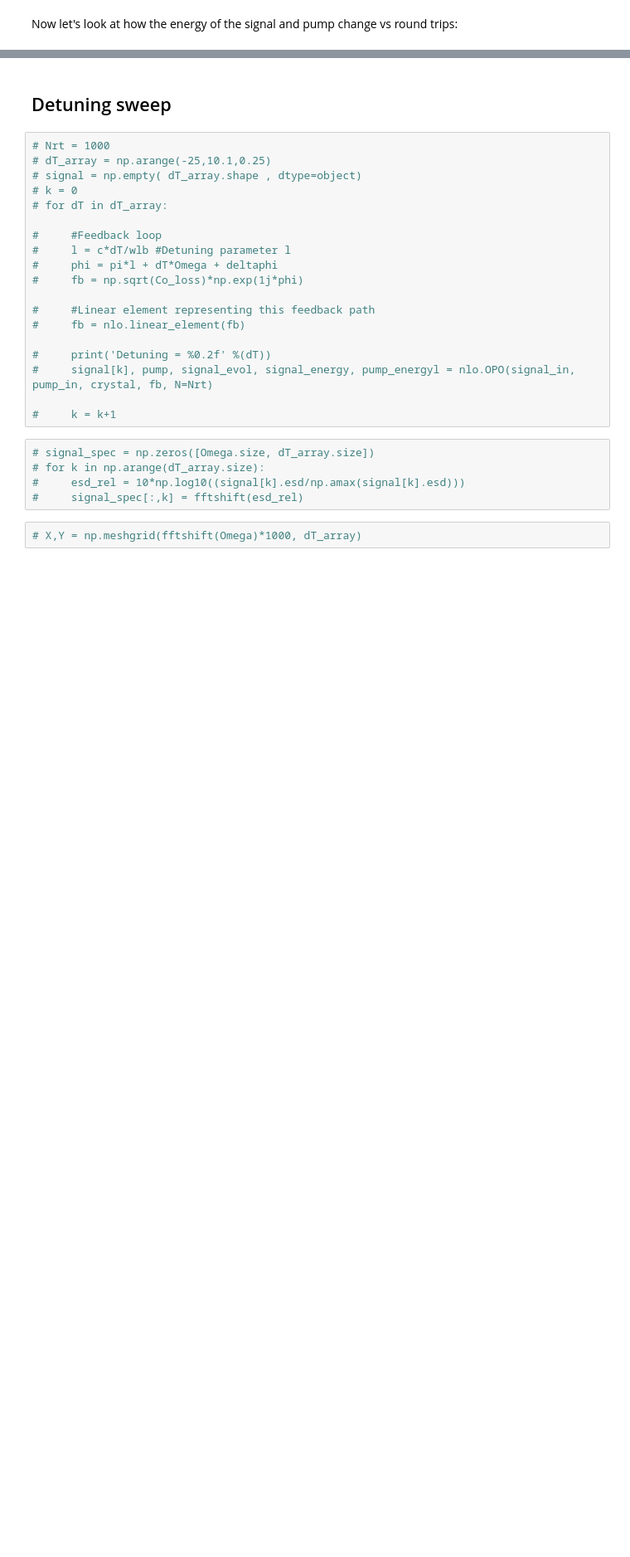
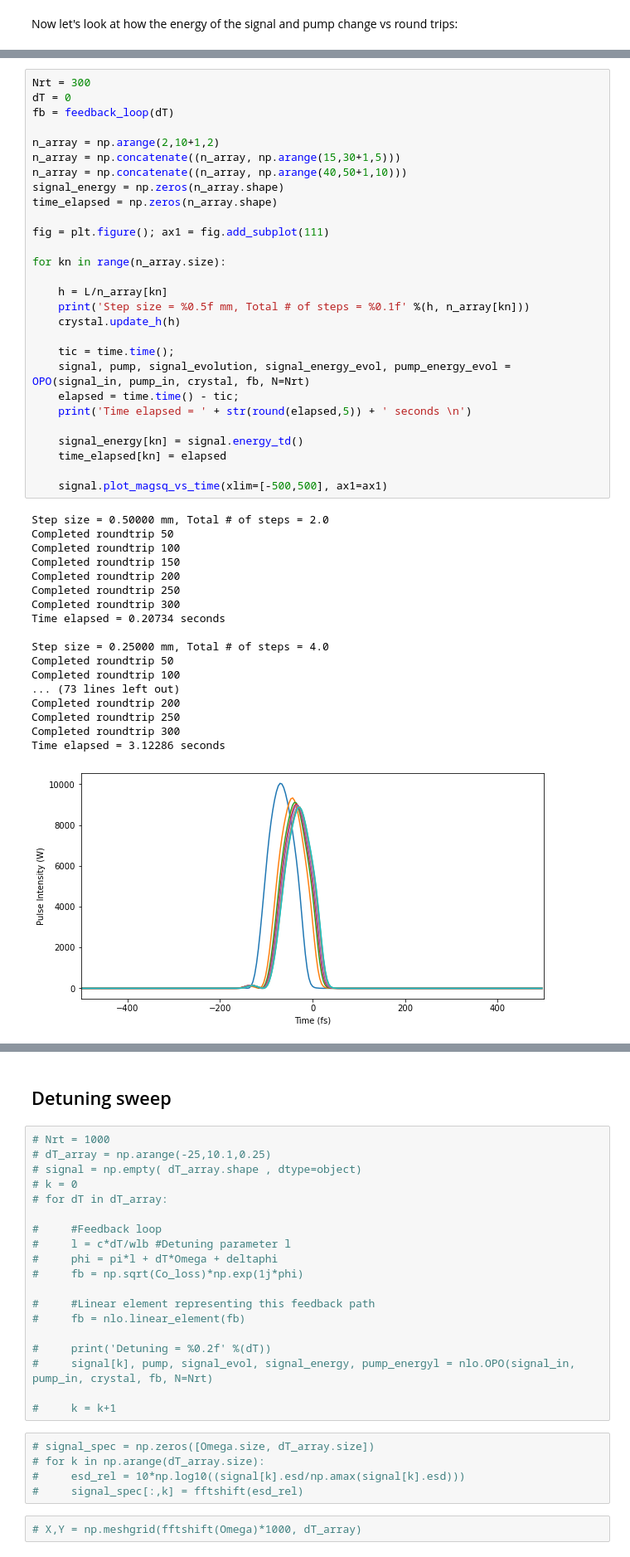
Before and after one commit to ledezmaluism/snow, a Jupyter notebook: Notebooks/Nonlinear_pulse_Marc_2.ipynb, the cells around one changed output, grey strips where cells are left out. Shown at 83% size. Cells and saved outputs as stored; diff of their text form; blank space fills up the shorter version.

```diff
--- a/Notebooks/Nonlinear_pulse_Marc_2.ipynb
+++ b/Notebooks/Nonlinear_pulse_Marc_2.ipynb
@@ -218,0 +248,47 @@ plt.plot(np.arange(Nrt), pump_energy_evol)
+# %%
+Nrt = 300
+dT = 0
+fb = feedback_loop(dT)
+
+n_array = np.arange(2,10+1,2)
+n_array = np.concatenate((n_array, np.arange(15,30+1,5)))
+n_array = np.concatenate((n_array, np.arange(40,50+1,10)))
+signal_energy = np.zeros(n_array.shape)
+time_elapsed = np.zeros(n_array.shape)
+
+fig = plt.figure(); ax1 = fig.add_subplot(111)
+
+for kn in range(n_array.size):
+
+    h = L/n_array[kn]
+    print('Step size = %0.5f mm, Total # of steps = %0.1f' %(h, n_array[kn]))
+    crystal.update_h(h)
+
+    tic = time.time();
+    signal, pump, signal_evolution, signal_energy_evol, pump_energy_evol = OPO(signal_in, pump_in, crystal, fb, N=Nrt)
+    elapsed = time.time() - tic;
+    print('Time elapsed = ' + str(round(elapsed,5)) + ' seconds \n')
+
+    signal_energy[kn] = signal.energy_td()
+    time_elapsed[kn] = elapsed
+
+    signal.plot_magsq_vs_time(xlim=[-500,500], ax1=ax1)
+# %% [output]
+Step size = 0.50000 mm, Total # of steps = 2.0
+Completed roundtrip 50
+Completed roundtrip 100
+Completed roundtrip 150
+Completed roundtrip 200
+Completed roundtrip 250
+Completed roundtrip 300
+Time elapsed = 0.20734 seconds
+
+Step size = 0.25000 mm, Total # of steps = 4.0
+Completed roundtrip 50
+Completed roundtrip 100
+... (73 lines left out)
+Completed roundtrip 200
+Completed roundtrip 250
+Completed roundtrip 300
+Time elapsed = 3.12286 seconds
+[figure, added]
```
Also changed, not shown: parts of 24 cells of this notebook.
